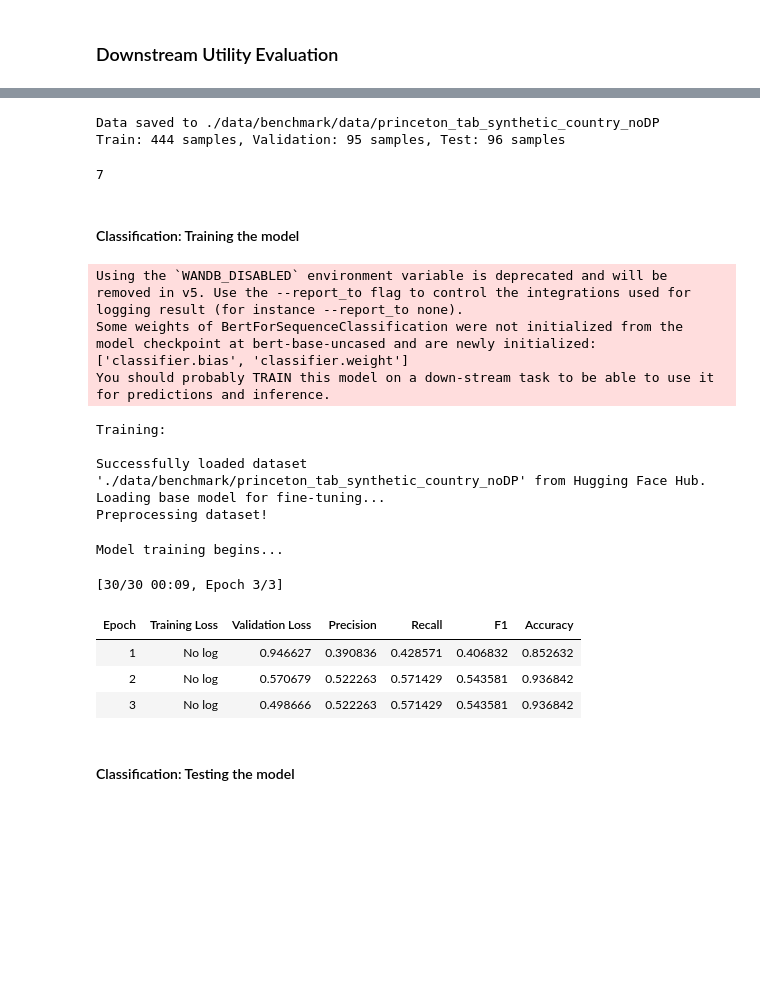
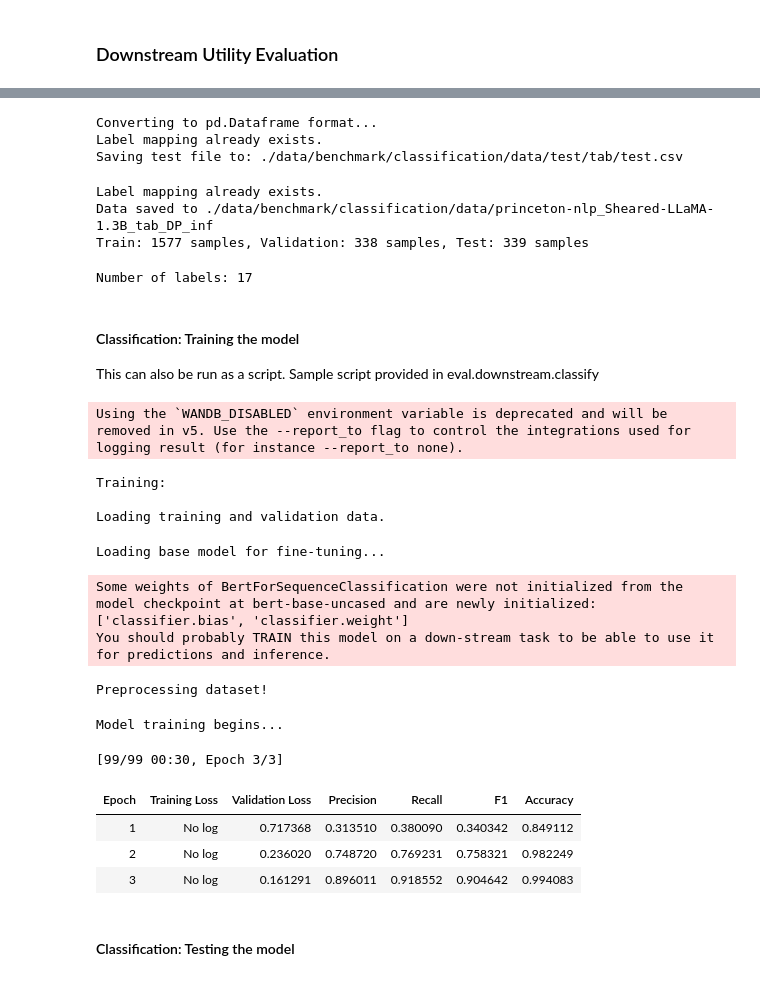
Before and after one commit to kr-ramesh/synthtexteval, a Jupyter notebook: demo.ipynb, the cells around one changed output, grey strips where cells are left out. Saved outputs shown, nothing was run; the diff lists cells and outputs as text; code cells hidden in the pictures; blank space fills up the shorter version.

```diff
--- a/demo.ipynb
+++ b/demo.ipynb
@@ -26,52 +50,67 @@ To enable the following instructions: AVX2 FMA, in other operations, rebuild Ten
+# %%
+tab_data = load_from_disk('./data/generator/data/tab/')
+df, _ = encode_labels(tab_data['validation'], label_column = 'country', json_mapping_exists = True,
+                                json_mapping_path = f'./data/benchmark/classification/data/{dataset_name}-mapping.json', multilabel=False)
+test_file_path = f'./data/benchmark/classification/data/test/{dataset_name}/test.csv'
+print(f"Saving test file to: {test_file_path}")
+df.to_csv(test_file_path)
+# %% [output]
+Converting to pd.Dataframe format...
+Label mapping already exists.
+Saving test file to: ./data/benchmark/classification/data/test/tab/test.csv
 # %%
+# Use this mapping for converting the synthetic data to a structured format
 df = pd.read_csv(synthetic_data_path)
 df = process_df(df, text_column = 'output_text')
-_, _, _ = create_classification_dataset(df, label_column = 'country', output_json_path = './data/benchmark/tab-mapping.json',
-                                        output_dir = './data/benchmark/data/princeton_tab_synthetic_country_noDP', multilabel = False, train_ratio = 0.7, test_ratio = 0.15, val_ratio = 0.15)
+_, _, _ = create_classification_dataset(df, label_column = 'country', json_mapping_path = f'./data/benchmark/classification/data/{dataset_name}-mapping.json', json_mapping_exists = True,
+                                        output_dir = f'./data/benchmark/classification/data/{model_config}', multilabel = False, train_ratio = 0.7, test_ratio = 0.15, val_ratio = 0.15)
 # %% [output]
-Data saved to ./data/benchmark/data/princeton_tab_synthetic_country_noDP
-Train: 444 samples, Validation: 95 samples, Test: 96 samples
+Label mapping already exists.
+Data saved to ./data/benchmark/classification/data/princeton-nlp_Sheared-LLaMA-1.3B_tab_DP_inf
+Train: 1577 samples, Validation: 338 samples, Test: 339 samples
 # %%
-with open('./data/benchmark/tab-mapping.json') as f:
+with open(f'./data/benchmark/classification/data/{dataset_name}-mapping.json') as f:
     data = json.load(f)
     n_labels_task = len(data)
-print(n_labels_task)
+print(f"Number of labels: {n_labels_task}")
 # %% [output]
-7
+Number of labels: 17
-# %% [markdown]
-#### Classification: Training the model
+# %% [markdown]
+#### Classification: Training the model
+
+This can also be run as a script. Sample script provided in eval.downstream.classify
 # %%
 if __name__ == "__main__":
         train_args, model_args = TrainingArguments(), ModelArguments()
 
         model_args.model_name = 'bert-base-uncased'
         model_args.text_field = 'output_text'
         model_args.label_field = 'Label'
-        model_args.path_to_dataset = './data/benchmark/data/princeton_tab_synthetic_country_noDP'
-        model_args.path_to_model = './data/benchmark/data/models/princeton_tab_synthetic_country_noDP'
+        model_args.path_to_dataset = f'./data/benchmark/classification/data/{model_config}'
+        model_args.path_to_model = f'./data/benchmark/classification/models/{model_args.model_name}_{model_config}'
         model_args.n_labels = n_labels_task
         model_args.is_train = True
         model_args.problem_type = 'single_label_classification'
         args = Arguments(train=train_args, model=model_args)
 
         print("Training:\n")
         obj = Classifier(args = args)
         obj.finetune_model()
 # %% [output]
 Using the `WANDB_DISABLED` environment variable is deprecated and will be removed in v5. Use the --report_to flag to control the integrations used for logging result (for instance --report_to none).
-Some weights of BertForSequenceClassification were not initialized from the model checkpoint at bert-base-uncased and are newly initialized: ['classifier.bias', 'classifier.weight']
-You should probably TRAIN this model on a down-stream task to be able to use it for predictions and inference.
 Training:
 
-Successfully loaded dataset './data/benchmark/princeton_tab_synthetic_country_noDP' from Hugging Face Hub.
-Loading base model for fine-tuning...
-Preprocessing dataset!
+Loading training and validation data.
-Model training begins...
+Loading base model for fine-tuning...
-[30/30 00:09, Epoch 3/3]
+Some weights of BertForSequenceClassification were not initialized from the model checkpoint at bert-base-uncased and are newly initialized: ['classifier.bias', 'classifier.weight']
+You should probably TRAIN this model on a down-stream task to be able to use it for predictions and inference.
+Preprocessing dataset!
+Model training begins...
+[99/99 00:30, Epoch 3/3]
 | Epoch | Training Loss | Validation Loss | Precision | Recall | F1 | Accuracy |
-| 1 | No log | 0.946627 | 0.390836 | 0.428571 | 0.406832 | 0.852632 |
-| 2 | No log | 0.570679 | 0.522263 | 0.571429 | 0.543581 | 0.936842 |
-| 3 | No log | 0.498666 | 0.522263 | 0.571429 | 0.543581 | 0.936842 |
+| 1 | No log | 0.717368 | 0.313510 | 0.380090 | 0.340342 | 0.849112 |
+| 2 | No log | 0.236020 | 0.748720 | 0.769231 | 0.758321 | 0.982249 |
+| 3 | No log | 0.161291 | 0.896011 | 0.918552 | 0.904642 | 0.994083 |
 # %% [markdown]
 #### Classification: Testing the model
 # %%
```
Also changed, not shown: parts of 34 cells of this notebook, 33 other files.
